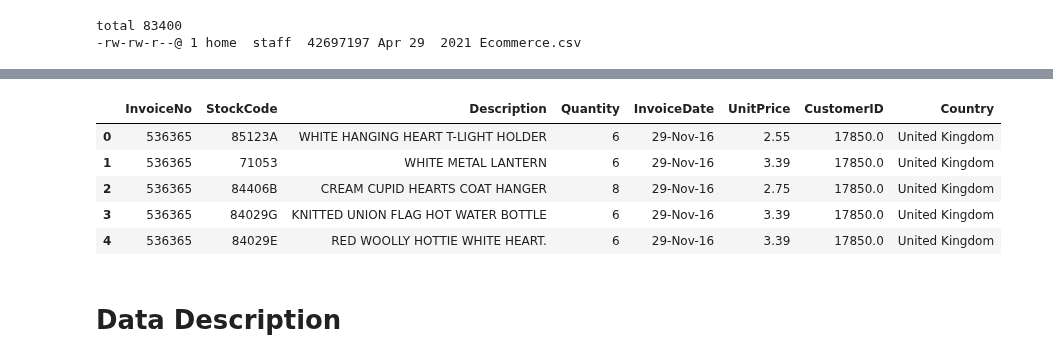
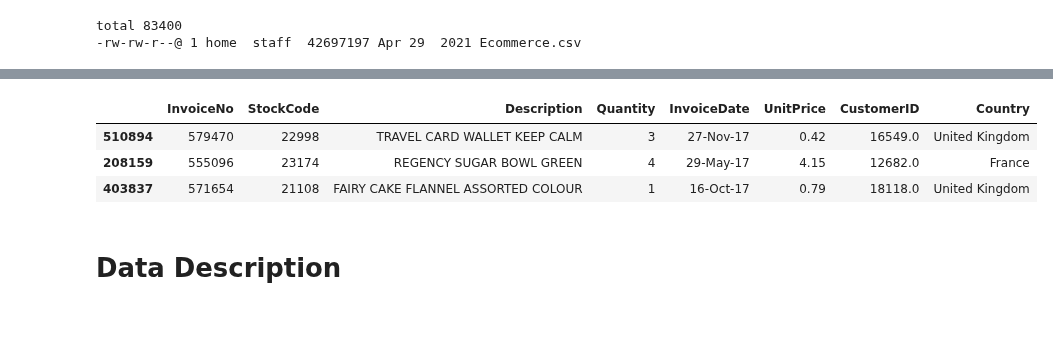
Before and after one commit to nortonvanz/Fidelity-Program, a Jupyter notebook: notebooks/1.0-nmv-end-to-end-fidelity-program-clustering.ipynb, the cells around one changed output, grey strips where cells are left out. Cells and saved outputs as stored; diff of their text form; code cells hidden in the pictures; blank space fills up the shorter version.

```diff
--- a/notebooks/1.0-nmv-end-to-end-fidelity-program-clustering.ipynb
+++ b/notebooks/1.0-nmv-end-to-end-fidelity-program-clustering.ipynb
@@ -176,14 +177,12 @@ df_raw.head()
 | 4 | 536365 | 84029E | RED WOOLLY HOTTIE WHITE HEART. | 6 | 29-Nov-16 | 3.39 | 17850.0 | United Kingdom | NaN |
 # %%
 df_raw = df_raw.drop('Unnamed: 8', axis=1).copy()
-df_raw.head()
+df_raw.sample(3)
 # %% [output]
 |  | InvoiceNo | StockCode | Description | Quantity | InvoiceDate | UnitPrice | CustomerID | Country |
-| 0 | 536365 | 85123A | WHITE HANGING HEART T-LIGHT HOLDER | 6 | 29-Nov-16 | 2.55 | 17850.0 | United Kingdom |
-| 1 | 536365 | 71053 | WHITE METAL LANTERN | 6 | 29-Nov-16 | 3.39 | 17850.0 | United Kingdom |
-| 2 | 536365 | 84406B | CREAM CUPID HEARTS COAT HANGER | 8 | 29-Nov-16 | 2.75 | 17850.0 | United Kingdom |
-| 3 | 536365 | 84029G | KNITTED UNION FLAG HOT WATER BOTTLE | 6 | 29-Nov-16 | 3.39 | 17850.0 | United Kingdom |
-| 4 | 536365 | 84029E | RED WOOLLY HOTTIE WHITE HEART. | 6 | 29-Nov-16 | 3.39 | 17850.0 | United Kingdom |
+| 510894 | 579470 | 22998 | TRAVEL CARD WALLET KEEP CALM | 3 | 27-Nov-17 | 0.42 | 16549.0 | United Kingdom |
+| 208159 | 555096 | 23174 | REGENCY SUGAR BOWL GREEN | 4 | 29-May-17 | 4.15 | 12682.0 | France |
+| 403837 | 571654 | 21108 | FAIRY CAKE FLANNEL ASSORTED COLOUR | 1 | 16-Oct-17 | 0.79 | 18118.0 | United Kingdom |
 # %% [markdown]
 # Data Description
 # %%
```
Also changed, not shown: parts of 48 cells of this notebook.
